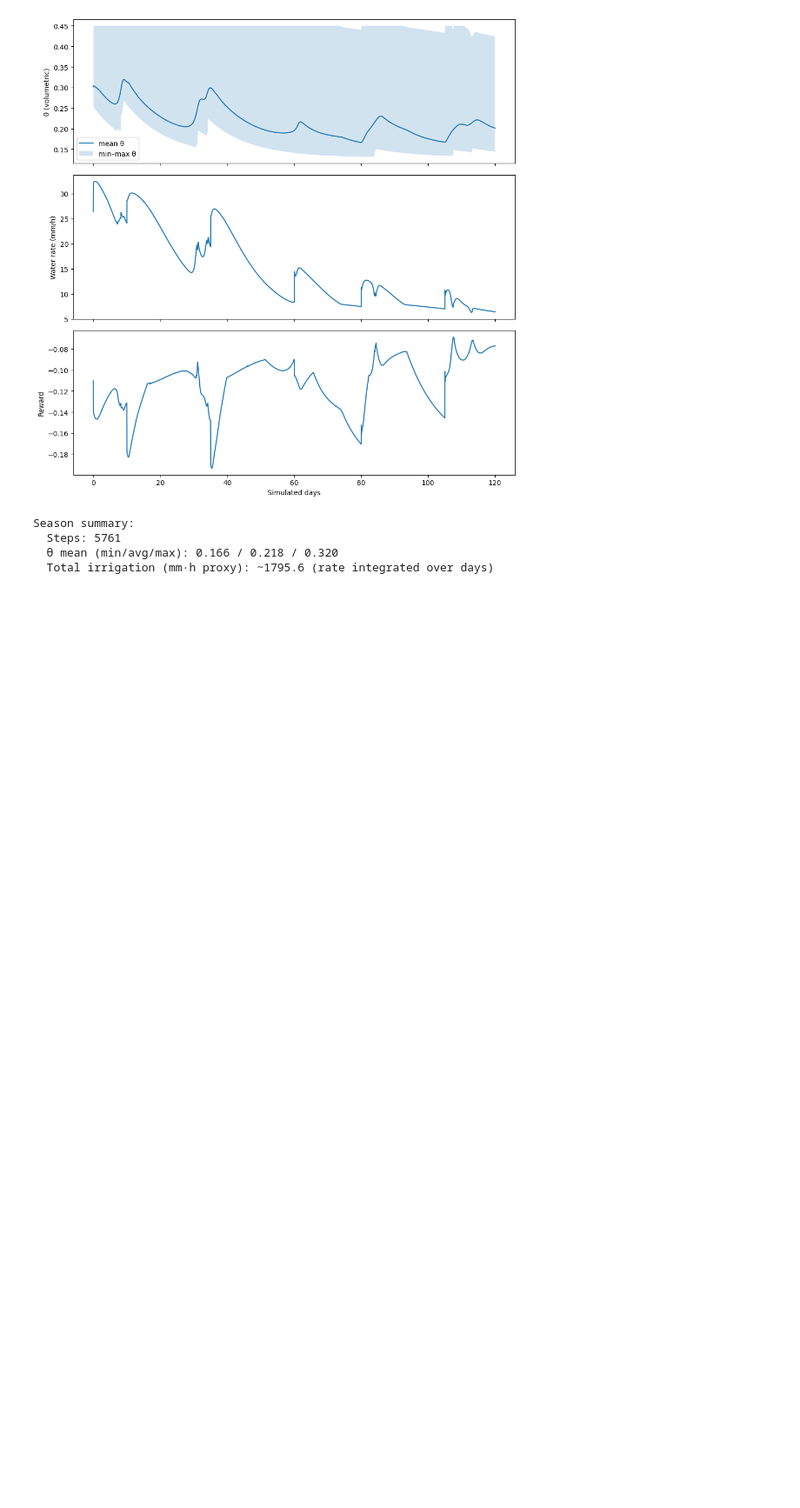
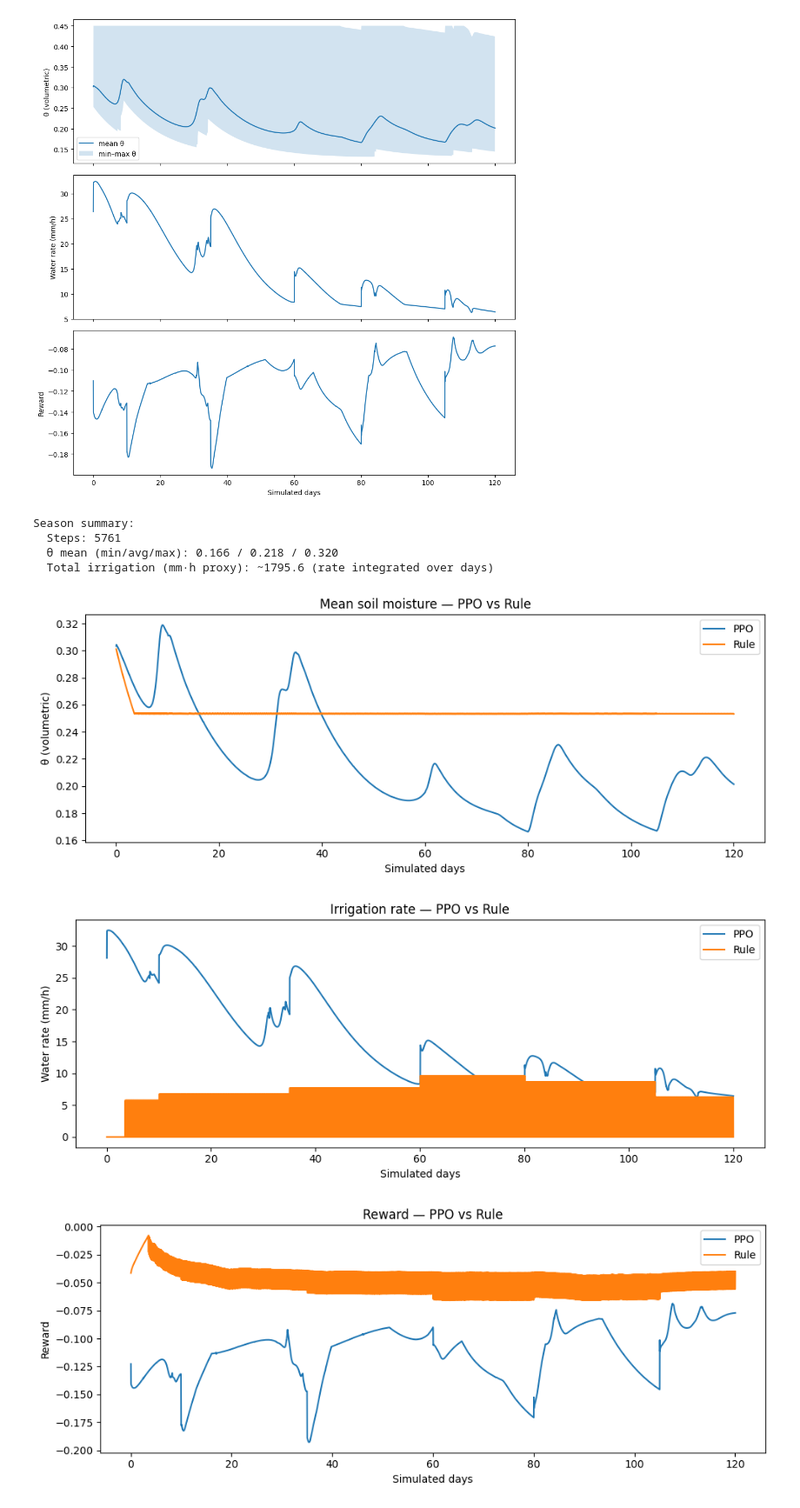
Before and after one commit to MachineNeyarning/ReinforcementLearningPPO, a Jupyter notebook: CenterPivot_PPO_RL.ipynb, the cells around one changed output. Shown: that part at 87% size. Saved outputs shown, nothing was run; the diff lists cells and outputs as text; code cells hidden in the pictures; blank space fills up the shorter version.

Commit message:
logic rule vs PPO comparison

```diff
--- a/CenterPivot_PPO_RL.ipynb
+++ b/CenterPivot_PPO_RL.ipynb
@@ -1235,0 +1425,43 @@ Season summary:
+# %%
+# --- 3.3 Run comparisons -----------------------------------------------------
+want_random = False  # mude para True se quiser incluir 'random'
+
+res_ppo  = evaluate_controller(policy="ppo",  deterministic=True, seed=123)
+res_rule = evaluate_controller(policy="rule", deterministic=True, seed=123)
+res_rand = evaluate_controller(policy="random", seed=123) if want_random else None
+# %%
+# --- 3.4 Plots lado a lado ---------------------------------------------------
+import matplotlib.pyplot as plt
+
+def compare_plot_series(days_a, y_a, days_b, y_b, ylabel, title):
+    fig, ax = plt.subplots(figsize=(10, 4))
+    ax.plot(days_a, y_a, label="PPO")
+    ax.plot(days_b, y_b, label="Rule")
+    ax.set_ylabel(ylabel)
+    ax.set_xlabel("Simulated days")
+    ax.set_title(title)
+    ax.legend(loc="best")
+    plt.tight_layout()
+    plt.show()
+
+# θ médio
+compare_plot_series(res_ppo["days"],  res_ppo["mean"],
+                    res_rule["days"], res_rule["mean"],
+                    ylabel="θ (volumetric)",
+                    title="Mean soil moisture — PPO vs Rule")
+
+# Taxa de irrigação
+compare_plot_series(res_ppo["days"],  res_ppo["water_rate"],
+                    res_rule["days"], res_rule["water_rate"],
+                    ylabel="Water rate (mm/h)",
+                    title="Irrigation rate — PPO vs Rule")
+
+# Recompensa
+compare_plot_series(res_ppo["days"],  res_ppo["reward"],
+                    res_rule["days"], res_rule["reward"],
+                    ylabel="Reward",
+                    title="Reward — PPO vs Rule")
+# %% [output]
+[figure, added]
+[figure, added]
+[figure, added]
```
Also changed, not shown: parts of 4 cells of this notebook.
